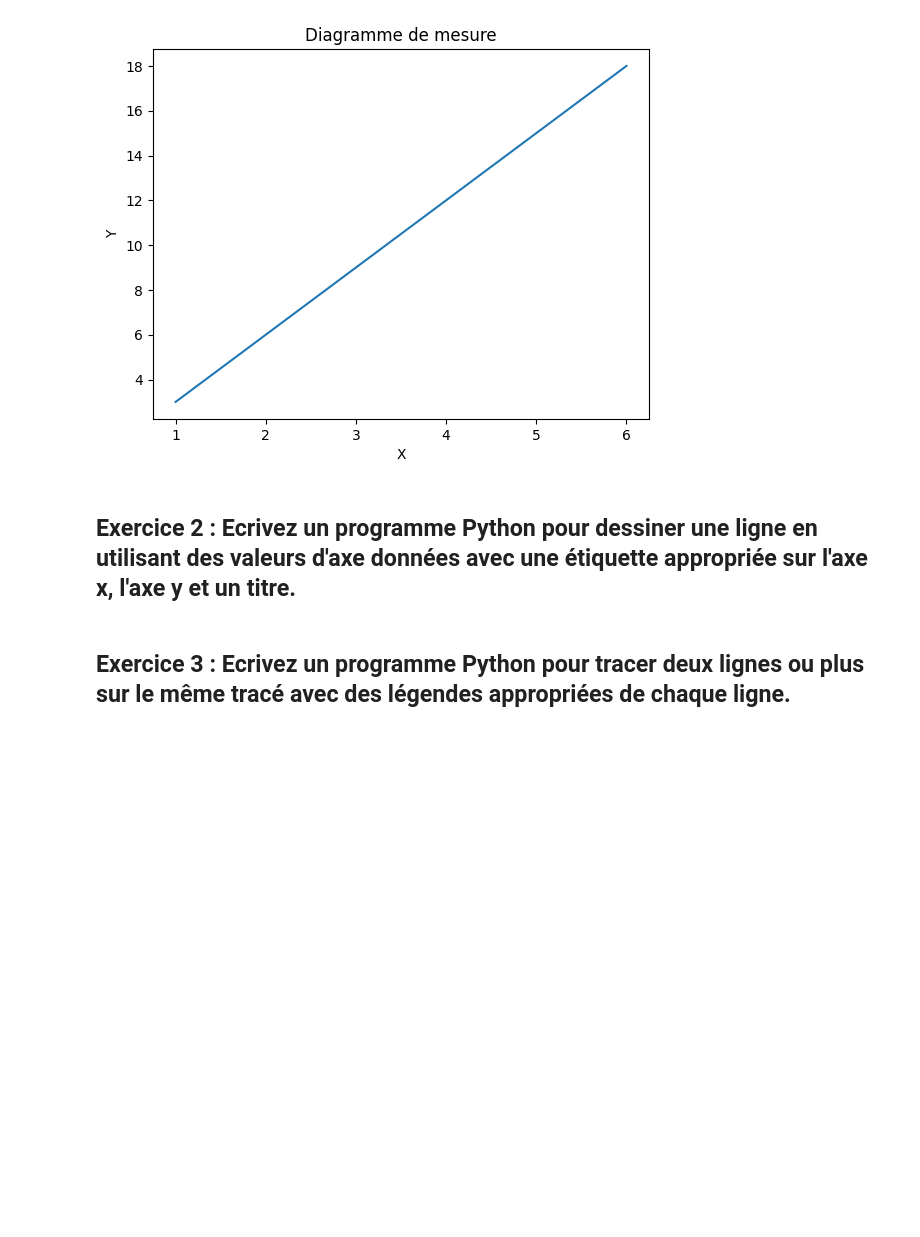
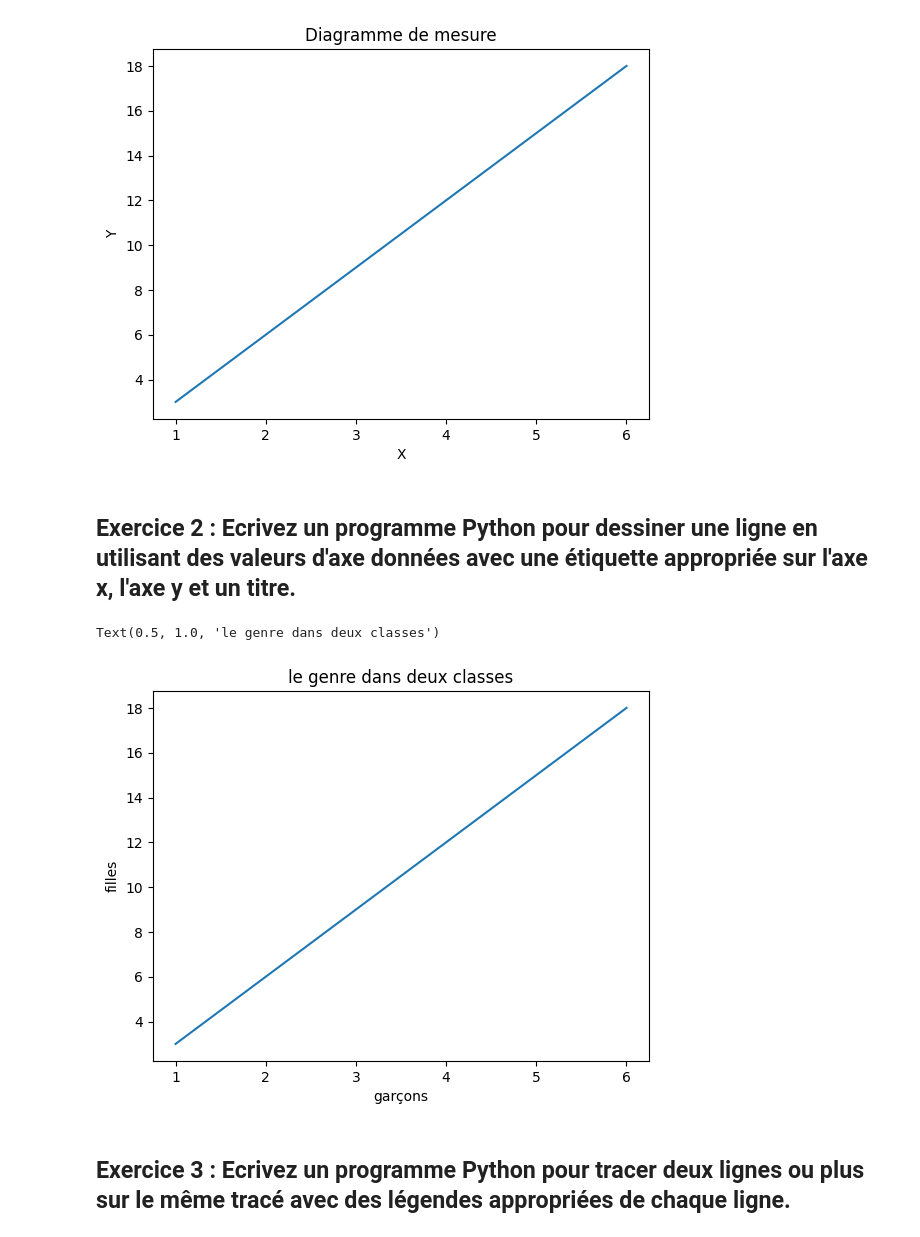
Before and after one commit to majdoubiadil/alx-pre_course, a Jupyter notebook: Exos matplotlib énoncé.ipynb, the cells around one changed output. Cells and saved outputs as stored; diff of their text form; code cells hidden in the pictures; blank space fills up the shorter version.

```diff
--- a/Exos matplotlib énoncé.ipynb
+++ b/Exos matplotlib énoncé.ipynb
@@ -26,6 +24,17 @@ Text(0.5, 1.0, 'Diagramme de mesure')
 [figure]
 # %% [markdown]
 ## Exercice 2 : Ecrivez un programme Python pour dessiner une ligne en utilisant des valeurs d'axe données avec une étiquette appropriée sur l'axe x, l'axe y et un titre.
+# %%
+import matplotlib.pyplot as plt
+x=[1, 2, 3, 4, 5, 6]
+y=[3, 6, 9, 12, 15, 18]
+plt.plot(x,y)
+plt.xlabel("garçons")
+plt.ylabel("filles")
+plt.title("le genre dans deux classes")
+# %% [output]
+Text(0.5, 1.0, 'le genre dans deux classes')
+[figure, added]
 # %% [markdown]
 ## Exercice 3 : Ecrivez un programme Python pour tracer deux lignes ou plus sur le même tracé avec des légendes appropriées de chaque ligne.
 # %% [markdown]
```
Also changed, not shown: parts of 1 cell of this notebook.
